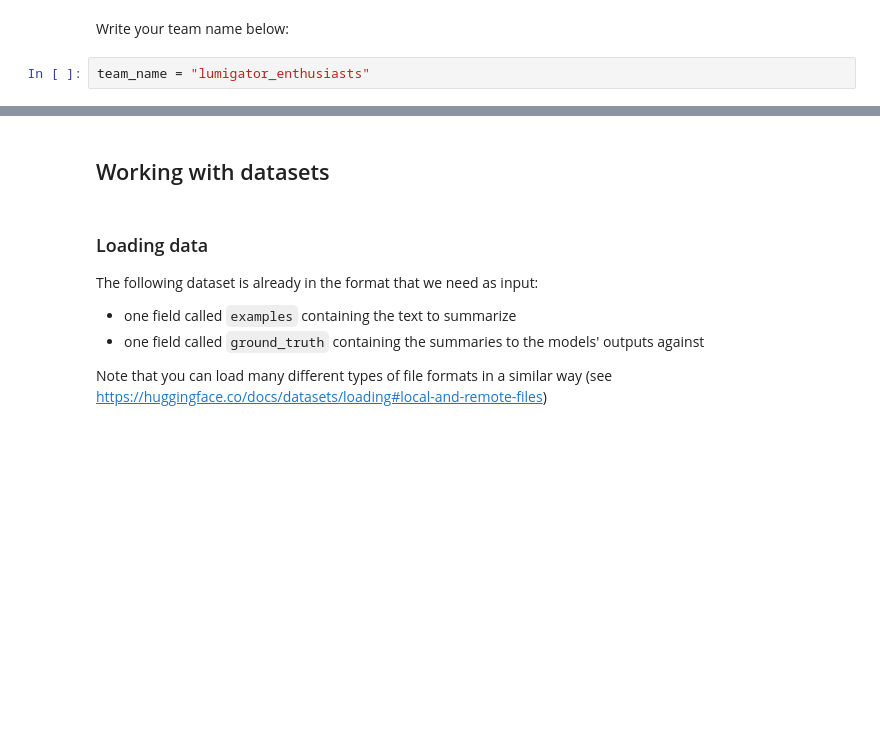
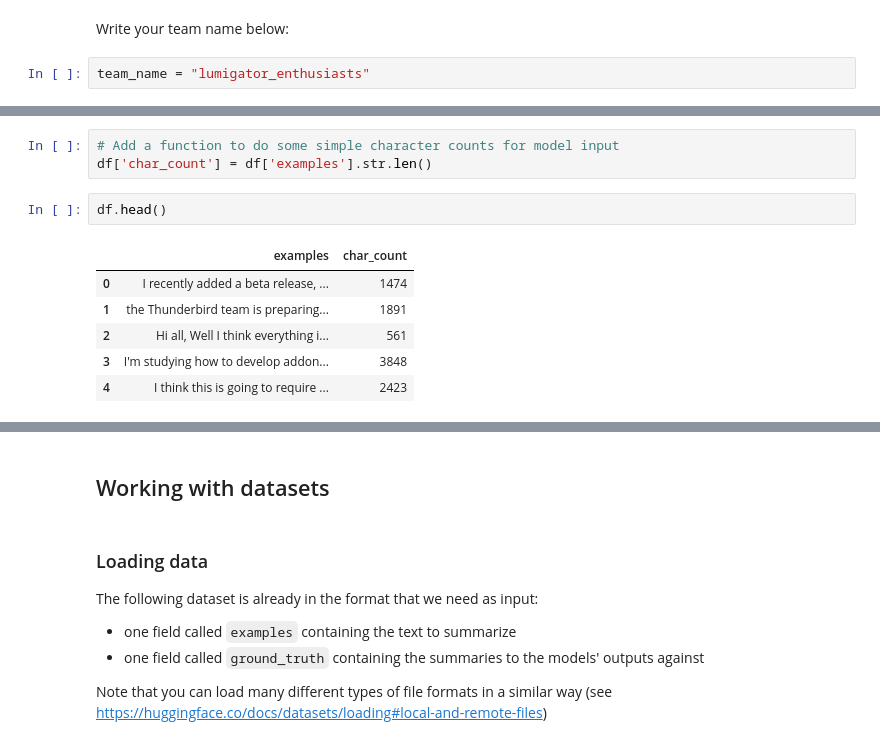
Before and after one commit to mozilla-ai/lumigator-demo, a Jupyter notebook: walkthrough.ipynb, the cells around one changed output, grey strips where cells are left out. Cells and saved outputs as stored; diff of their text form; blank space fills up the shorter version.

```diff
--- a/walkthrough.ipynb
+++ b/walkthrough.ipynb
@@ -27,0 +69,12 @@ team_name = "lumigator_enthusiasts"
+# %%
+# Add a function to do some simple character counts for model input
+df['char_count'] = df['examples'].str.len()
+# %%
+df.head()
+# %% [output]
+|  | examples | char_count |
+| 0 | I recently added a beta release, ... | 1474 |
+| 1 | the Thunderbird team is preparing... | 1891 |
+| 2 | Hi all, Well I think everything i... | 561 |
+| 3 | I'm studying how to develop addon... | 3848 |
+| 4 | I think this is going to require ... | 2423 |
```
Also changed, not shown: parts of 12 cells of this notebook, 2 other files.
